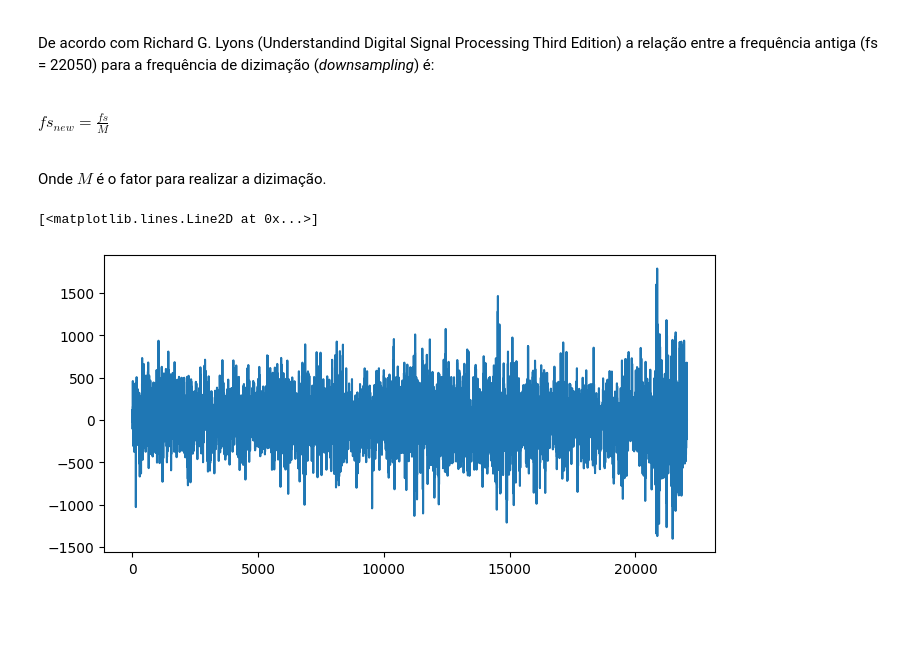
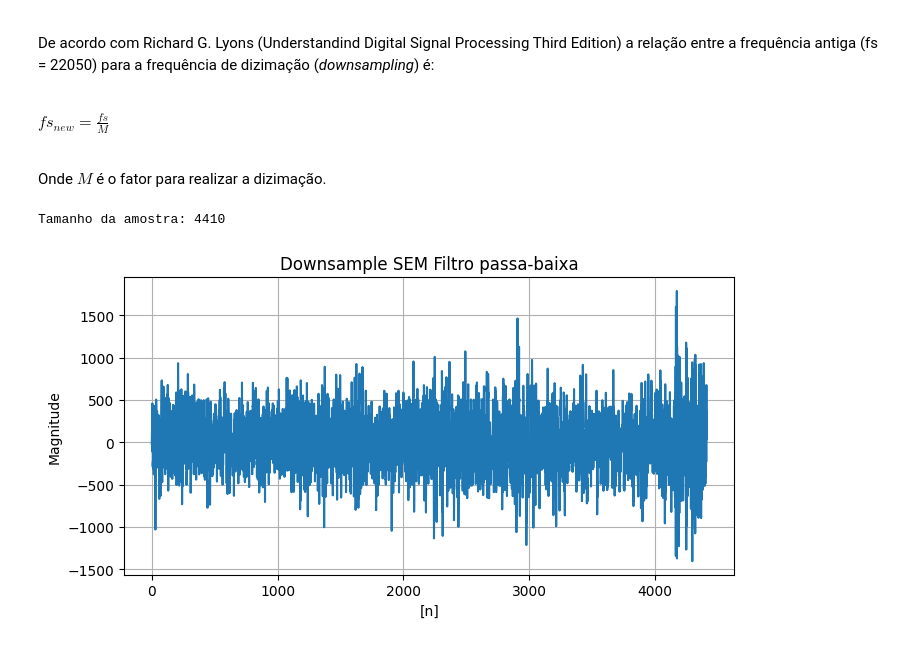
Before and after one commit to andrevale99/PDS_DCA0118, a Jupyter notebook: Estudos/PDS_python_Multitaxa.ipynb, the cells around one changed output. Drawn from its saved outputs; the diff is of its cells as text; code cells hidden in the pictures; blank space fills up the shorter version.

```diff
--- a/Estudos/PDS_python_Multitaxa.ipynb
+++ b/Estudos/PDS_python_Multitaxa.ipynb
@@ -54,19 +54,27 @@ Onde $M$ é o fator para realizar a dizimação.
 # %%
 M = 5
 
 fs_new = fs / M
 
 f1 = np.linspace(0, fs_new/2, int(len(data)/2+1))
 
-data_down = np.zeros(int(len(data)/M))
-for i in range(0, len(data)):
-    if i%M == 0 and i < len(data)/M:
-        data_down[i] = data[i]
+x = 0
+aux_data = []
+for i in range(0, int(len(data)/5), M):
+    aux_data.append(data[i])
+    x = i
+
+data_down = np.array(aux_data)
+print(f'Tamanho da amostra: {len(data_down)}')
 
 time = np.arange(0,len(data_down))
 
 figure(figsize=(cm_to_inch(20), cm_to_inch(10)), dpi=100)
 plt.plot(time, data_down)
+plt.title("Downsample SEM Filtro passa-baixa")
+plt.xlabel('[n]')
+plt.ylabel('Magnitude')
+plt.grid()
 # %% [output]
-[<matplotlib.lines.Line2D at 0x...>]
+Tamanho da amostra: 4410
-[figure, old version]
+[figure, new version]
```
Also changed, not shown: parts of 6 cells of this notebook.
